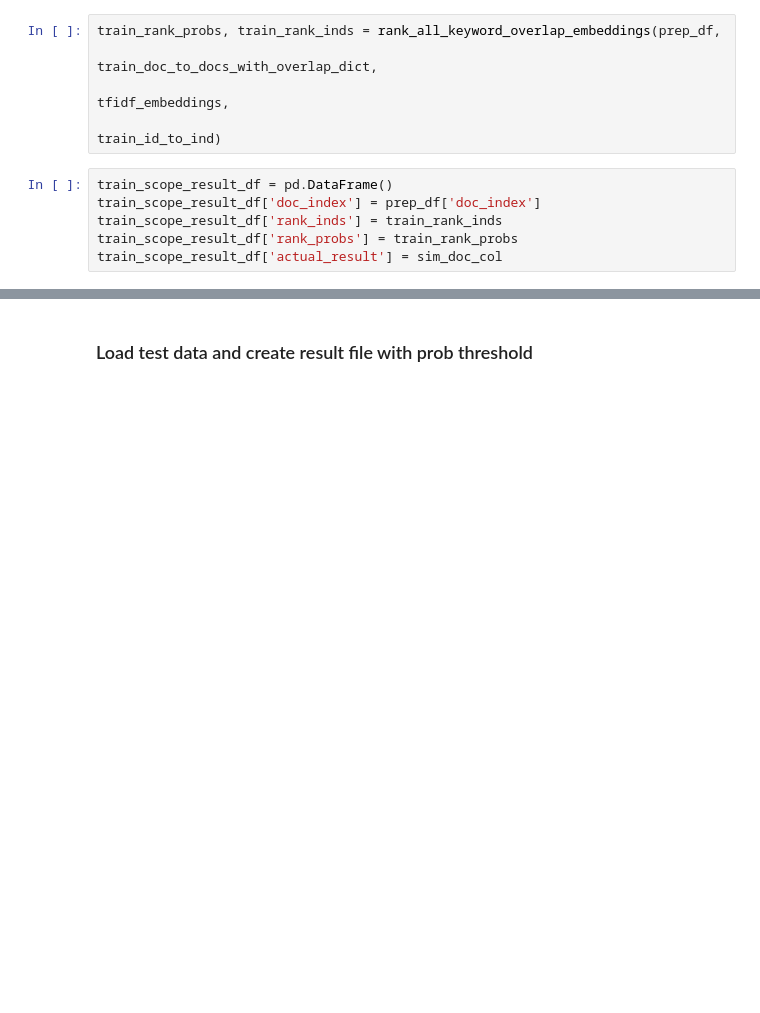
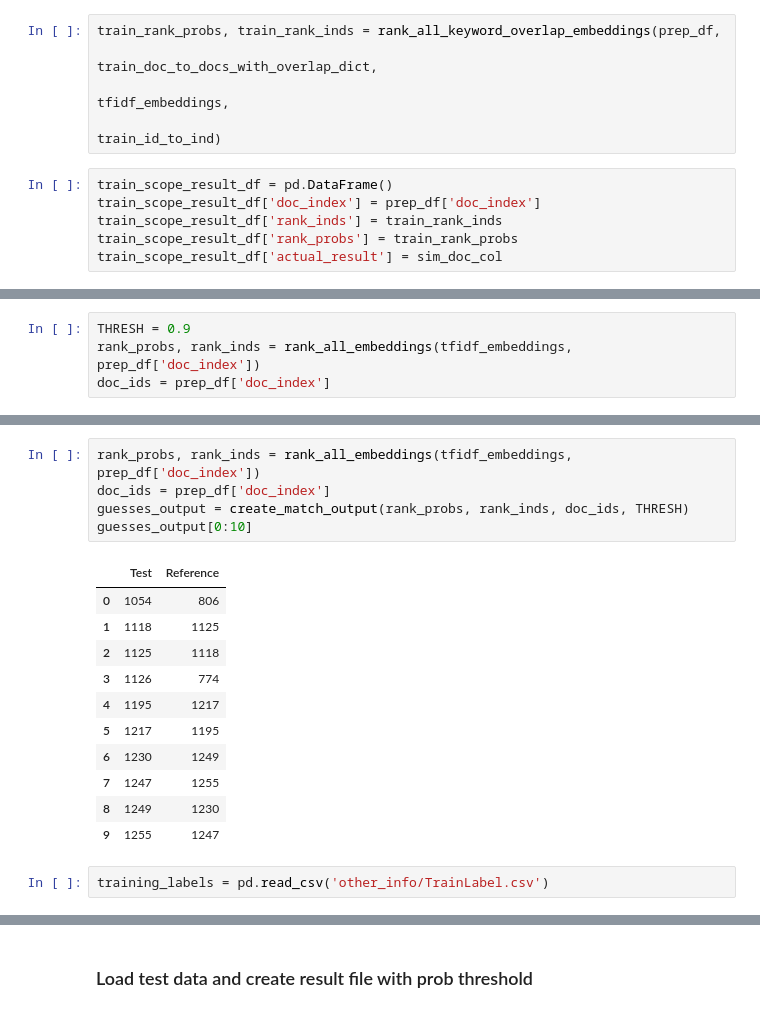
Before and after one commit to drewcavicchi/DM2021_FinalProject_SalmonChaos, a Jupyter notebook: tfidf.ipynb, the cells around one changed output, grey strips where cells are left out. Cells and saved outputs as stored; diff of their text form; blank space fills up the shorter version.

Commit message:
Update tfidf.ipynb
added ability to add terms, added ability to check training results

```diff
--- a/tfidf.ipynb
+++ b/tfidf.ipynb
@@ -354,0 +443,4 @@ train_scope_result_df[:20]
+# %%
+THRESH = 0.9
+rank_probs, rank_inds = rank_all_embeddings(tfidf_embeddings, prep_df['doc_index'])
+doc_ids = prep_df['doc_index']
@@ -354,0 +477,19 @@ train_scope_result_df[:20]
+# %%
+rank_probs, rank_inds = rank_all_embeddings(tfidf_embeddings, prep_df['doc_index'])
+doc_ids = prep_df['doc_index']
+guesses_output = create_match_output(rank_probs, rank_inds, doc_ids, THRESH)
+guesses_output[0:10]
+# %% [output]
+|  | Test | Reference |
+| 0 | 1054 | 806 |
+| 1 | 1118 | 1125 |
+| 2 | 1125 | 1118 |
+| 3 | 1126 | 774 |
+| 4 | 1195 | 1217 |
+| 5 | 1217 | 1195 |
+| 6 | 1230 | 1249 |
+| 7 | 1247 | 1255 |
+| 8 | 1249 | 1230 |
+| 9 | 1255 | 1247 |
+# %%
+training_labels = pd.read_csv('other_info/TrainLabel.csv')
```
Also changed, not shown: parts of 18 cells of this notebook.
